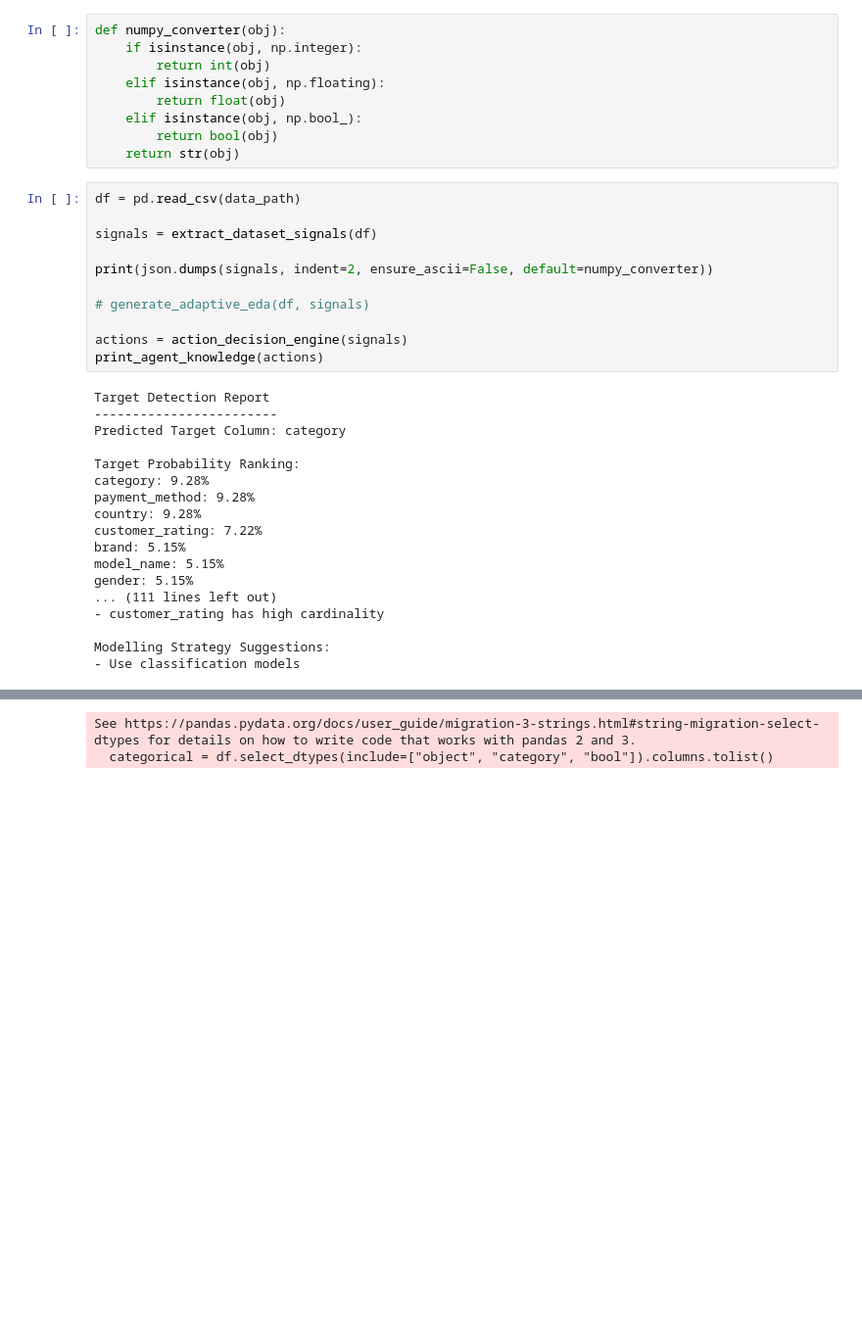
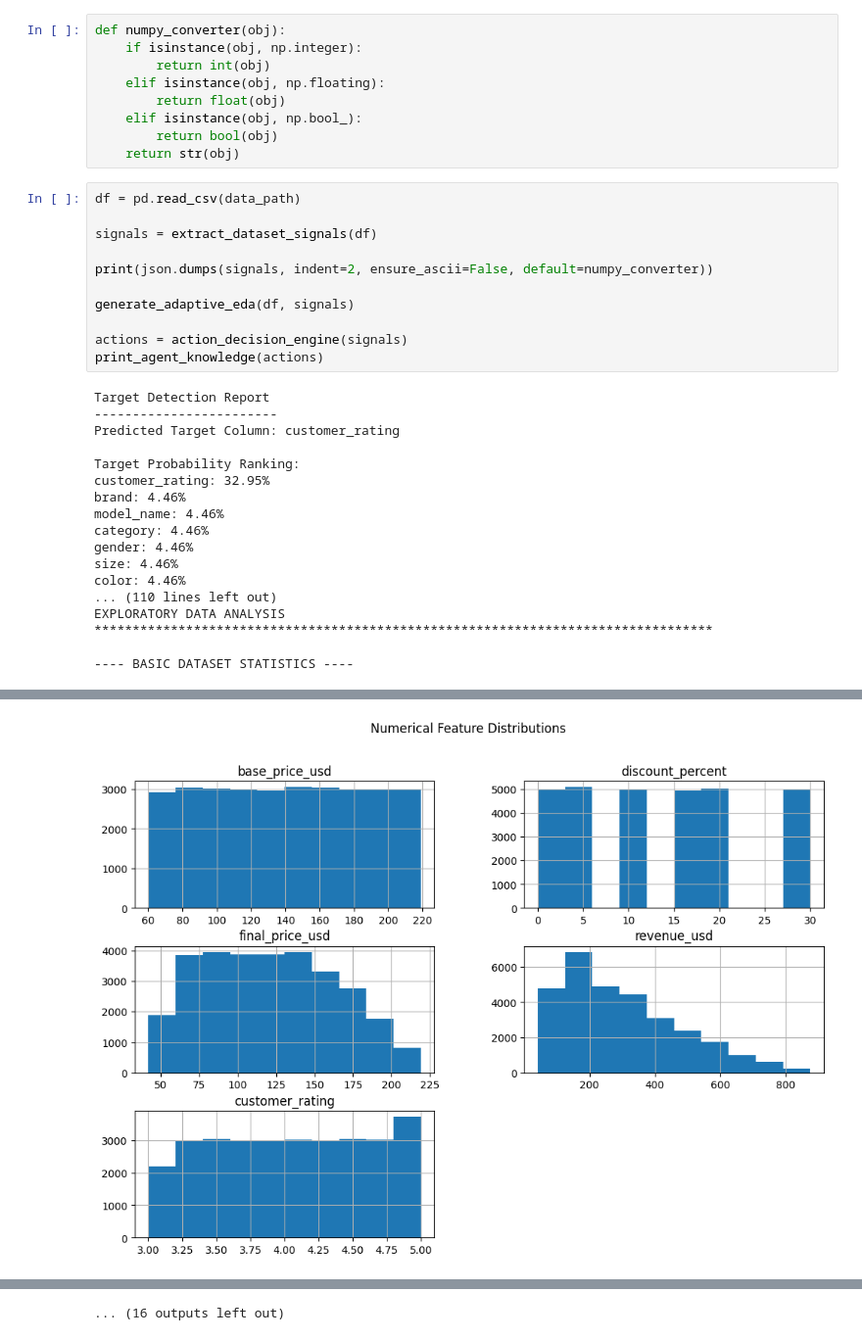
Before and after one commit to AniketDomadiya/offline-agentic-data-scientist, a Jupyter notebook: eda3.ipynb, the cells around one changed output, grey strips where cells are left out. Shown at 98% size. Saved outputs shown, nothing was run; the diff lists cells and outputs as text; blank space fills up the shorter version.

```diff
--- a/eda3.ipynb
+++ b/eda3.ipynb
@@ -572,25 +617,25 @@ signals = extract_dataset_signals(df)
 
 print(json.dumps(signals, indent=2, ensure_ascii=False, default=numpy_converter))
 
-# generate_adaptive_eda(df, signals)
+generate_adaptive_eda(df, signals)
 
 actions = action_decision_engine(signals)
 print_agent_knowledge(actions)
 # %% [output]
 Target Detection Report
 ------------------------
-Predicted Target Column: category
+Predicted Target Column: customer_rating
 
 Target Probability Ranking:
-category: 9.28%
-payment_method: 9.28%
-country: 9.28%
-customer_rating: 7.22%
-brand: 5.15%
-model_name: 5.15%
-gender: 5.15%
-... (111 lines left out)
-- customer_rating has high cardinality
+customer_rating: 32.95%
+brand: 4.46%
+model_name: 4.46%
+category: 4.46%
+gender: 4.46%
+size: 4.46%
+color: 4.46%
+... (110 lines left out)
+EXPLORATORY DATA ANALYSIS
+*********************************************************************************
 
-Modelling Strategy Suggestions:
-- Use classification models
+---- BASIC DATASET STATISTICS ----
@@ -596,0 +654 @@ Modelling Strategy Suggestions:
+[figure, added]
@@ -597,2 +664 @@ Modelling Strategy Suggestions:
-See https://pandas.pydata.org/docs/user_guide/migration-3-strings.html#string-migration-select-dtypes for details on how to write code that works with pandas 2 and 3.
-  categorical = df.select_dtypes(include=["object", "category", "bool"]).columns.tolist()
+... (16 outputs left out)
```
Also changed, not shown: parts of 8 cells of this notebook.
